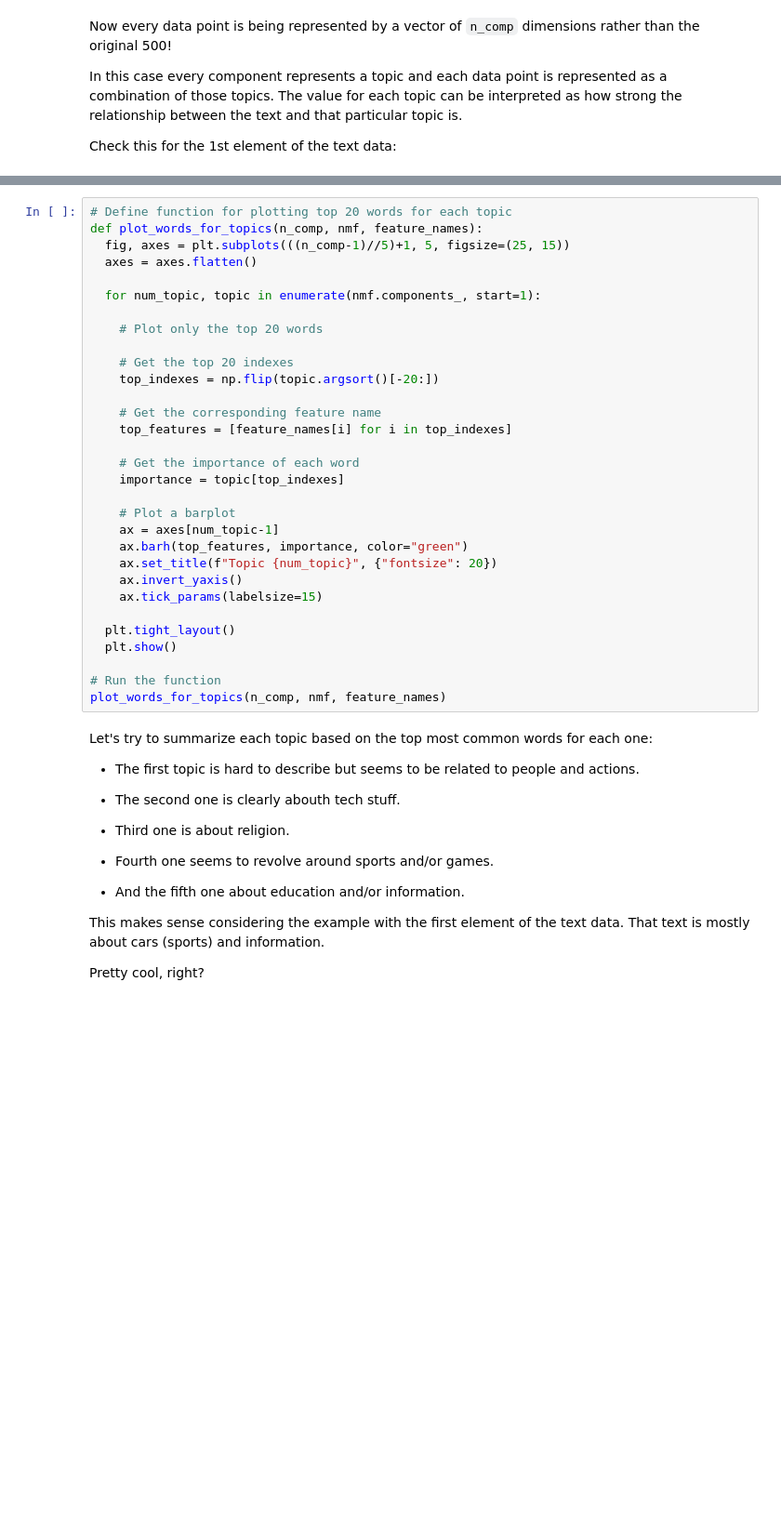
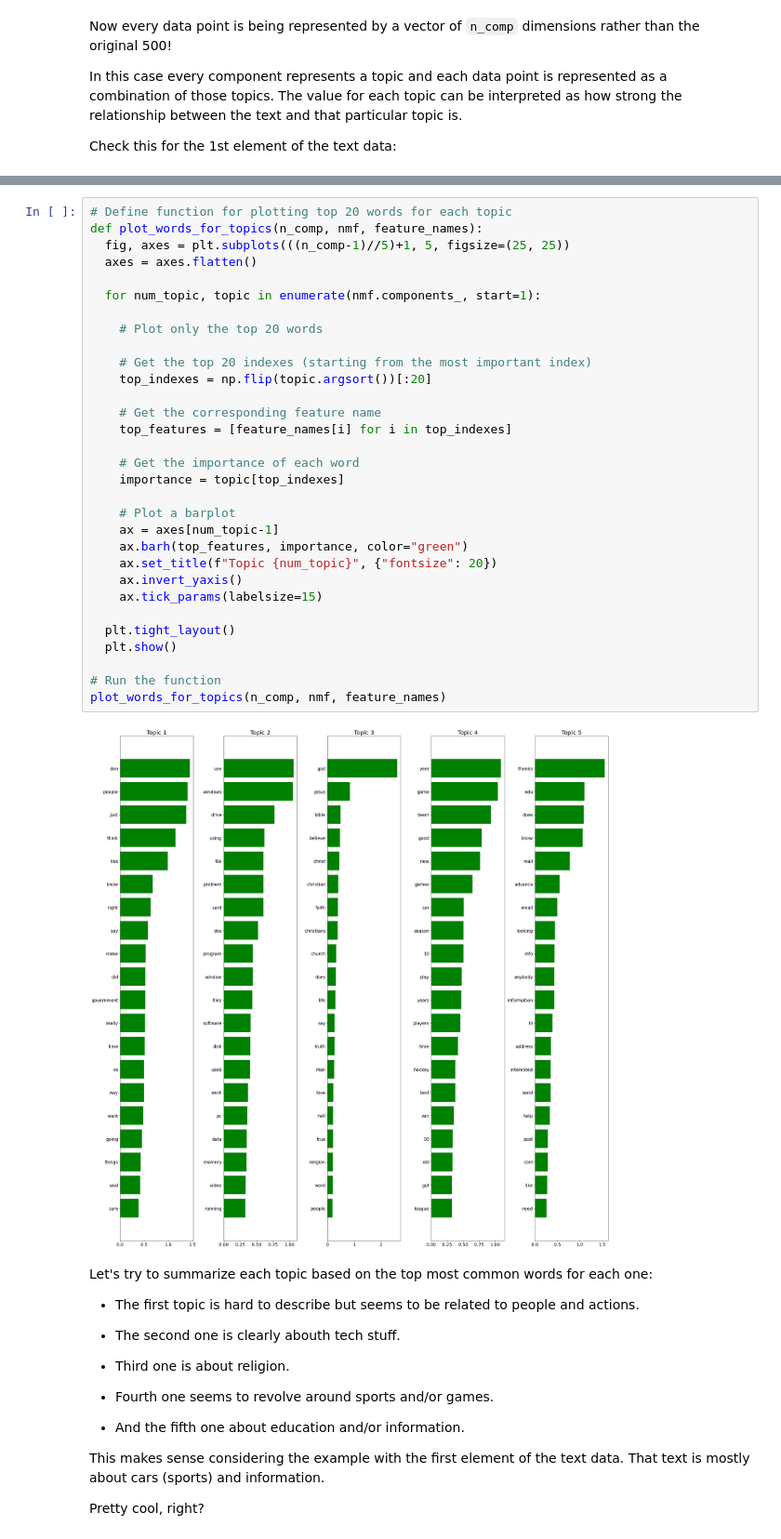
Before and after one commit to zhulingchen/Machine-Learning-Engineering-for-Production-MLOps-Specialization, a Jupyter notebook: Machine Learning Modeling Pipelines in Production/C3W2-Lab/C3_W2_Lab_2_Algorithmic_Dimensionality.ipynb, the cells around one changed output, grey strips where cells are left out. Shown: that part at 93% size. Drawn from its saved outputs; the diff is of its cells as text; blank space fills up the shorter version.

```diff
--- a/Machine Learning Modeling Pipelines in Production/C3W2-Lab/C3_W2_Lab_2_Algorithmic_Dimensionality.ipynb
+++ b/Machine Learning Modeling Pipelines in Production/C3W2-Lab/C3_W2_Lab_2_Algorithmic_Dimensionality.ipynb
@@ -355,34 +574,36 @@ At this point you might wonder what these topics are. Since we didn't provide la
 # %%
 # Define function for plotting top 20 words for each topic
 def plot_words_for_topics(n_comp, nmf, feature_names):
-  fig, axes = plt.subplots(((n_comp-1)//5)+1, 5, figsize=(25, 15))
+  fig, axes = plt.subplots(((n_comp-1)//5)+1, 5, figsize=(25, 25))
   axes = axes.flatten()
 
   for num_topic, topic in enumerate(nmf.components_, start=1):
 
     # Plot only the top 20 words
 
-    # Get the top 20 indexes
-    top_indexes = np.flip(topic.argsort()[-20:])
+    # Get the top 20 indexes (starting from the most important index)
+    top_indexes = np.flip(topic.argsort())[:20]
 
     # Get the corresponding feature name
     top_features = [feature_names[i] for i in top_indexes]
 
     # Get the importance of each word
     importance = topic[top_indexes]
 
     # Plot a barplot
     ax = axes[num_topic-1]
     ax.barh(top_features, importance, color="green")
     ax.set_title(f"Topic {num_topic}", {"fontsize": 20})
     ax.invert_yaxis()
     ax.tick_params(labelsize=15)
 
   plt.tight_layout()
   plt.show()
 
 # Run the function
 plot_words_for_topics(n_comp, nmf, feature_names)
+# %% [output]
+[figure, added]
 # %% [markdown]
 Let's try to summarize each topic based on the top most common words for each one:
 
```
Also changed, not shown: parts of 44 cells of this notebook.
